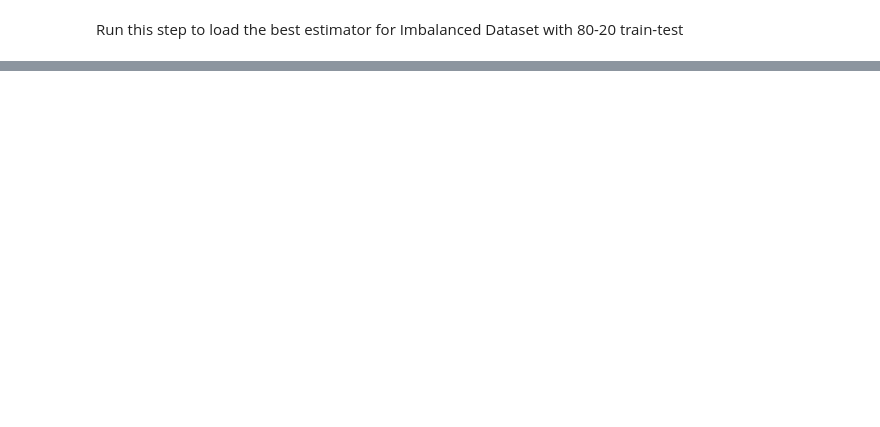
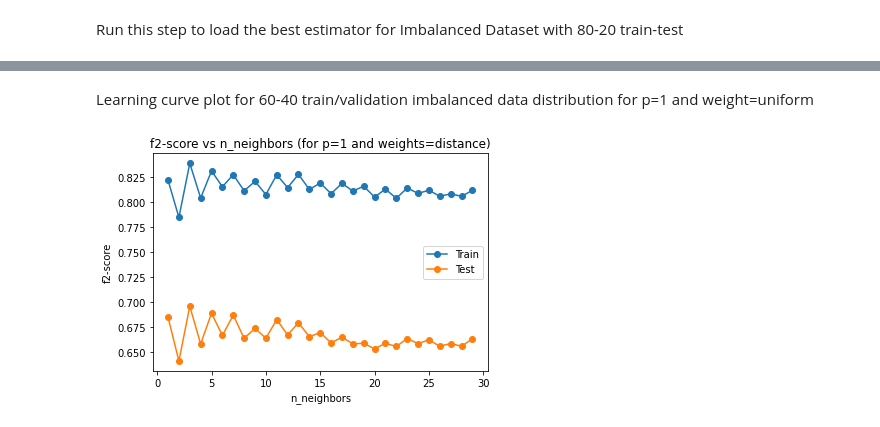
Before and after one commit to DebGil/COM9071-1, a Jupyter notebook: deborah_gil_R00183608-Copy2.ipynb, the cells around one changed output, grey strips where cells are left out. Drawn from its saved outputs; the diff is of its cells as text; code cells hidden in the pictures; blank space fills up the shorter version.

```diff
--- a/deborah_gil_R00183608-Copy2.ipynb
+++ b/deborah_gil_R00183608-Copy2.ipynb
@@ -664,0 +632,27 @@ pyplot.show()
+# %% [markdown]
+Learning curve plot for 60-40 train/validation imbalanced data distribution for p=1 and weight=uniform
+# %%
+from matplotlib import pyplot
+
+cv_results_knn_imbalanced_3 = pd.DataFrame(grid_knn_imbalanced_3.cv_results_)
+
+bool_p = cv_results_knn_imbalanced_3["param_classifier__p"]==1
+bool_weight= cv_results_knn_imbalanced_3["param_classifier__weights"]=="distance"
+
+cv_results_imbal_3 = cv_results_knn_imbalanced_3.loc[bool_p & bool_weight]
+
+mean_test_score_imbal_3 = cv_results_imbal_3["mean_test_score"]
+mean_train_score_imbal_3 = cv_results_imbal_3["mean_train_score"]
+
+#print (cv_results_bal_3_p)
+values = [i for i in range(1, 30)]
+
+pyplot.plot(values, mean_train_score_imbal_3, '-o', label='Train')
+pyplot.plot(values, mean_test_score_imbal_3, '-o', label='Test')
+plt.title("f2-score vs n_neighbors (for p=1 and weights=distance)")
+plt.xlabel('n_neighbors')
+plt.ylabel('f2-score')
+pyplot.legend()
+pyplot.show()
+# %% [output]
+[figure, added]
```
Also changed, not shown: parts of 22 cells of this notebook, 14 other files.
